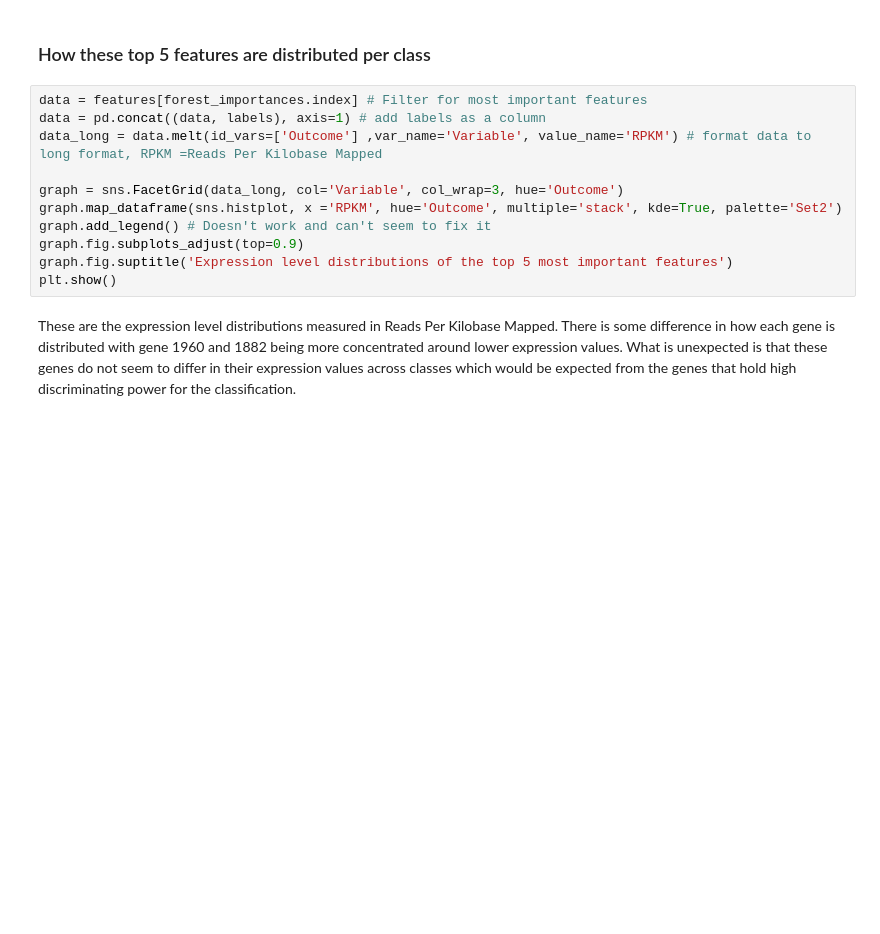
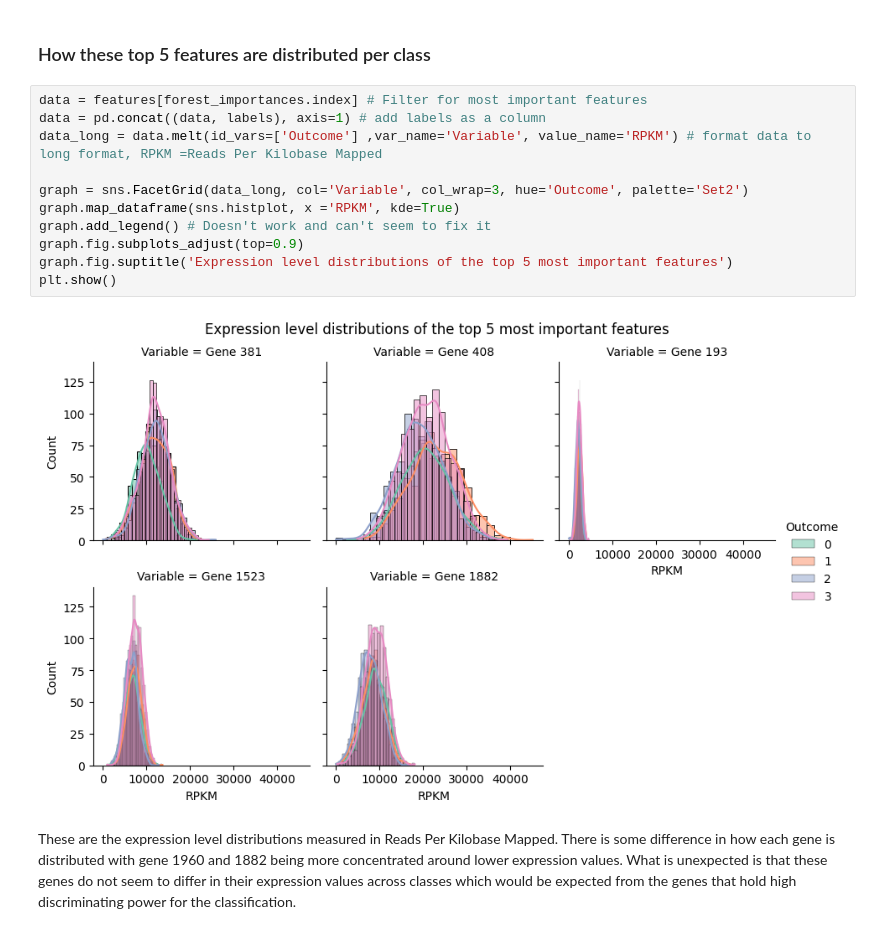
Before and after one commit to Larsdegroot/ML_bio_assignment, a Jupyter notebook: Project.ipynb, the cells around one changed output. Saved outputs shown, nothing was run; the diff lists cells and outputs as text; blank space fills up the shorter version.

Commit message:
oepsie forgot graph

```diff
--- a/Project.ipynb
+++ b/Project.ipynb
@@ -987,14 +995,16 @@ plt.show()
 # %%
 data = features[forest_importances.index] # Filter for most important features
 data = pd.concat((data, labels), axis=1) # add labels as a column
 data_long = data.melt(id_vars=['Outcome'] ,var_name='Variable', value_name='RPKM') # format data to long format, RPKM =Reads Per Kilobase Mapped
 
-graph = sns.FacetGrid(data_long, col='Variable', col_wrap=3, hue='Outcome')
-graph.map_dataframe(sns.histplot, x ='RPKM', hue='Outcome', multiple='stack', kde=True, palette='Set2')
+graph = sns.FacetGrid(data_long, col='Variable', col_wrap=3, hue='Outcome', palette='Set2')
+graph.map_dataframe(sns.histplot, x ='RPKM', kde=True)
 graph.add_legend() # Doesn't work and can't seem to fix it
 graph.fig.subplots_adjust(top=0.9)
 graph.fig.suptitle('Expression level distributions of the top 5 most important features')
 plt.show()
+# %% [output]
+[figure, added]
 # %% [markdown]
 These are the expression level distributions measured in Reads Per Kilobase Mapped. There is some difference in how each gene is distributed with gene 1960 and 1882 being more concentrated around lower expression values. What is unexpected is that these genes do not seem to differ in their expression values across classes which would be expected from the genes that hold high discriminating power for the classification.
 # %% [markdown]
```
Also changed, not shown: parts of 6 cells of this notebook.
